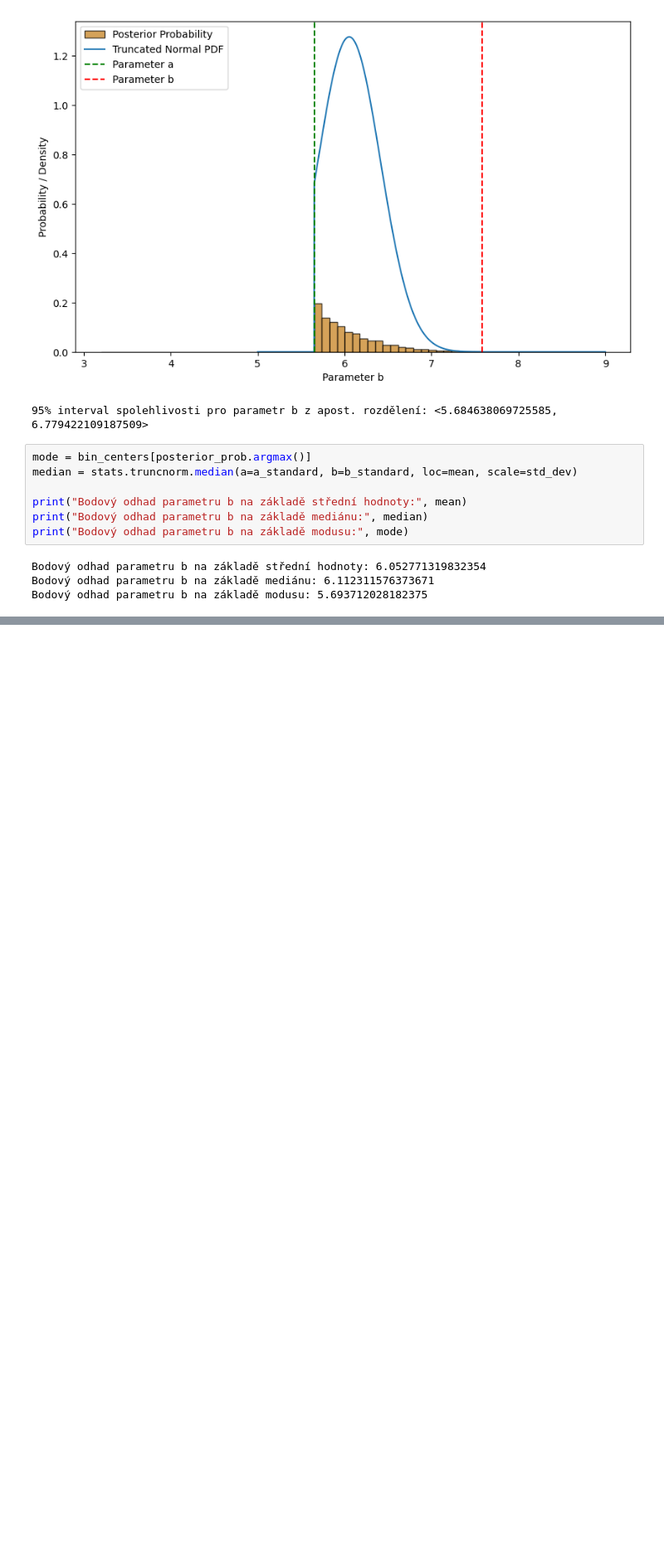
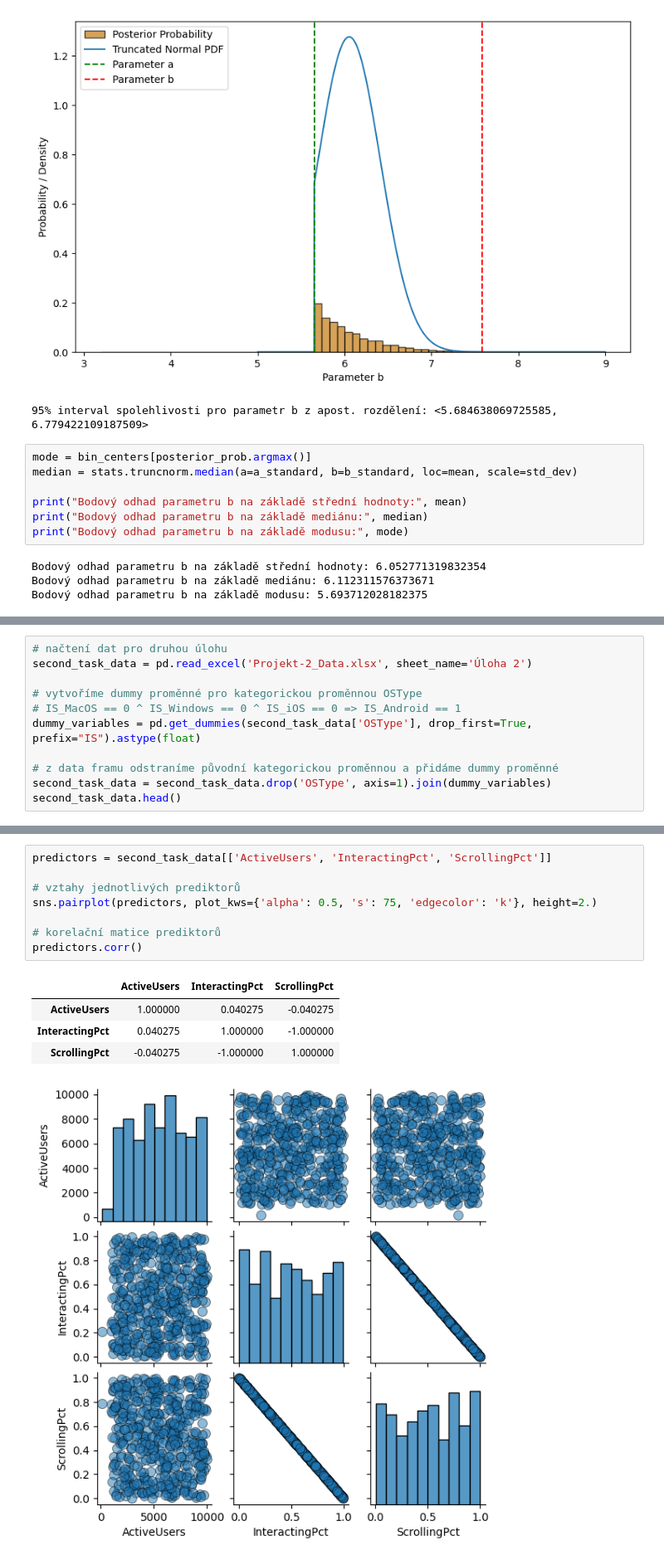
Before and after one commit to LukasFoltyn/msp-2, a Jupyter notebook: Foltyn_MSP_2-projekt.ipynb, the cells around one changed output, grey strips where cells are left out. Shown at 83% size. Saved outputs shown, nothing was run; the diff lists cells and outputs as text; blank space fills up the shorter version.

```diff
--- a/Foltyn_MSP_2-projekt.ipynb
+++ b/Foltyn_MSP_2-projekt.ipynb
@@ -242,0 +240,11 @@ second_task_data
+# %%
+# načtení dat pro druhou úlohu
+second_task_data = pd.read_excel('Projekt-2_Data.xlsx', sheet_name='Úloha 2')
+
+# vytvoříme dummy proměnné pro kategorickou proměnnou OSType
+# IS_MacOS == 0 ^ IS_Windows == 0 ^ IS_iOS == 0 => IS_Android == 1
+dummy_variables = pd.get_dummies(second_task_data['OSType'], drop_first=True, prefix="IS").astype(float)
+
+# z data framu odstraníme původní kategorickou proměnnou a přidáme dummy proměnné
+second_task_data = second_task_data.drop('OSType', axis=1).join(dummy_variables)
+second_task_data.head()
@@ -242,0 +258,14 @@ second_task_data
+# %%
+predictors = second_task_data[['ActiveUsers', 'InteractingPct', 'ScrollingPct']]
+
+# vztahy jednotlivých prediktorů
+sns.pairplot(predictors, plot_kws={'alpha': 0.5, 's': 75, 'edgecolor': 'k'}, height=2.)
+
+# korelační matice prediktorů
+predictors.corr()
+# %% [output]
+|  | ActiveUsers | InteractingPct | ScrollingPct |
+| ActiveUsers | 1.000000 | 0.040275 | -0.040275 |
+| InteractingPct | 0.040275 | 1.000000 | -1.000000 |
+| ScrollingPct | -0.040275 | -1.000000 | 1.000000 |
+[figure, added]
```
Also changed, not shown: parts of 7 cells of this notebook.
